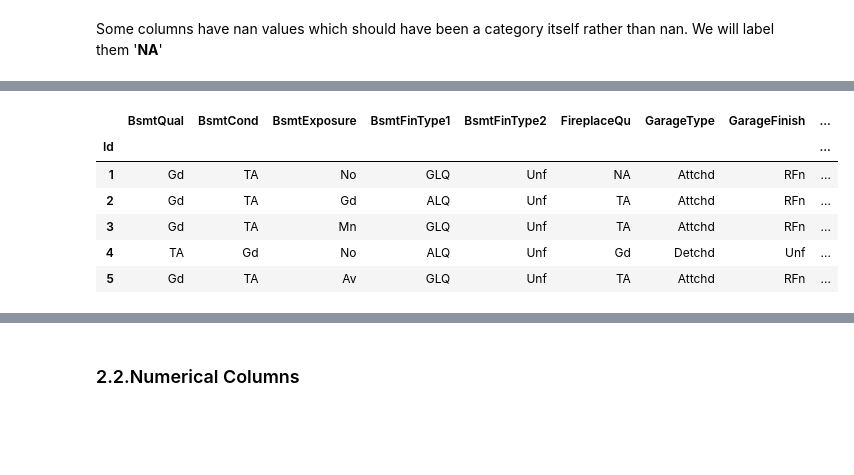
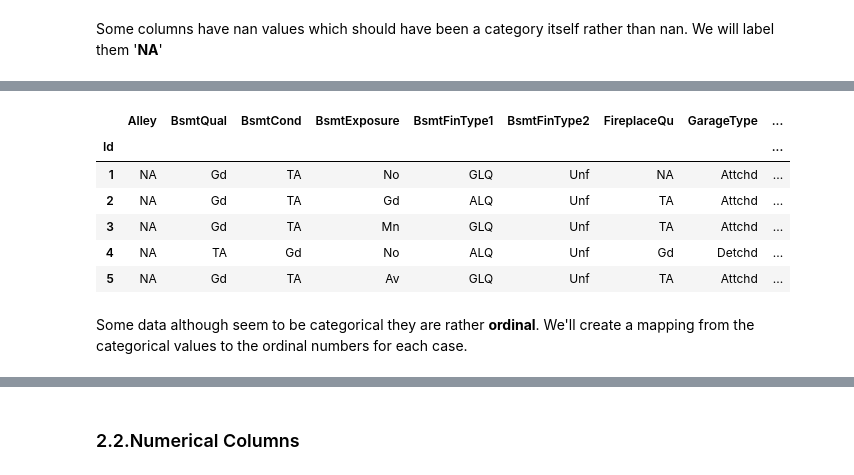
Before and after one commit to diegojsk/Kaggle_Housing_Prices-My_First_Approach, a Jupyter notebook: housing-prices-my-first-approach.ipynb, the cells around one changed output, grey strips where cells are left out. Cells and saved outputs as stored; diff of their text form; code cells hidden in the pictures; blank space fills up the shorter version.

```diff
--- a/housing-prices-my-first-approach.ipynb
+++ b/housing-prices-my-first-approach.ipynb
@@ -142,7 +141,7 @@ df_test["MSSubClass"] = df_test["MSSubClass"].astype(str)
 # %% [markdown]
 Some columns have nan values which should have been a category itself rather than nan. We will label them '**NA**'
 # %%
-revise_nan_cols = ['BsmtQual', 'BsmtCond', 'BsmtExposure', 'BsmtFinType1', 'BsmtFinType2',
+revise_nan_cols = ['Alley', 'BsmtQual', 'BsmtCond', 'BsmtExposure', 'BsmtFinType1', 'BsmtFinType2',
                    'FireplaceQu', 'GarageType', 'GarageFinish', 'GarageQual', 'GarageCond',
                    'PoolQC', 'Fence', 'MiscFeature']
 for index,col in enumerate(revise_nan_cols):
@@ -172,16 +190,24 @@ Unique Values:
 # %%
 # Fill NaN as category NA (as defined in the problem statement)
 
 X_all[revise_nan_cols]= X_all[revise_nan_cols].fillna('NA')
 df_train[revise_nan_cols] = df_train[revise_nan_cols].fillna('NA')
 df_test[revise_nan_cols] = df_test[revise_nan_cols].fillna('NA')
 
-X_all[revise_nan_cols].head(5)
+# Only "MasVnrType" should be None (as defined in the problem statement)
+
+X_all["MasVnrType"]= X_all["MasVnrType"].fillna('None')
+df_train["MasVnrType"] = df_train["MasVnrType"].fillna('None')
+df_test["MasVnrType"] = df_test["MasVnrType"].fillna('None')
+
+X_all[revise_nan_cols + ["MasVnrType"]].head(5)
 # %% [output]
-|  | BsmtQual | BsmtCond | BsmtExposure | BsmtFinType1 | BsmtFinType2 | FireplaceQu | GarageType | GarageFinish | ... |
+|  | Alley | BsmtQual | BsmtCond | BsmtExposure | BsmtFinType1 | BsmtFinType2 | FireplaceQu | GarageType | ... |
 | Id |  |  |  |  |  |  |  |  | ... |
-| 1 | Gd | TA | No | GLQ | Unf | NA | Attchd | RFn | ... |
-| 2 | Gd | TA | Gd | ALQ | Unf | TA | Attchd | RFn | ... |
-| 3 | Gd | TA | Mn | GLQ | Unf | TA | Attchd | RFn | ... |
-| 4 | TA | Gd | No | ALQ | Unf | Gd | Detchd | Unf | ... |
-| 5 | Gd | TA | Av | GLQ | Unf | TA | Attchd | RFn | ... |
+| 1 | NA | Gd | TA | No | GLQ | Unf | NA | Attchd | ... |
+| 2 | NA | Gd | TA | Gd | ALQ | Unf | TA | Attchd | ... |
+| 3 | NA | Gd | TA | Mn | GLQ | Unf | TA | Attchd | ... |
+| 4 | NA | TA | Gd | No | ALQ | Unf | Gd | Detchd | ... |
+| 5 | NA | Gd | TA | Av | GLQ | Unf | TA | Attchd | ... |
+# %% [markdown]
+Some data although seem to be categorical they are rather **ordinal**. We'll create a mapping from the categorical values to the ordinal numbers for each case.
```
Also changed, not shown: parts of 53 cells of this notebook.
